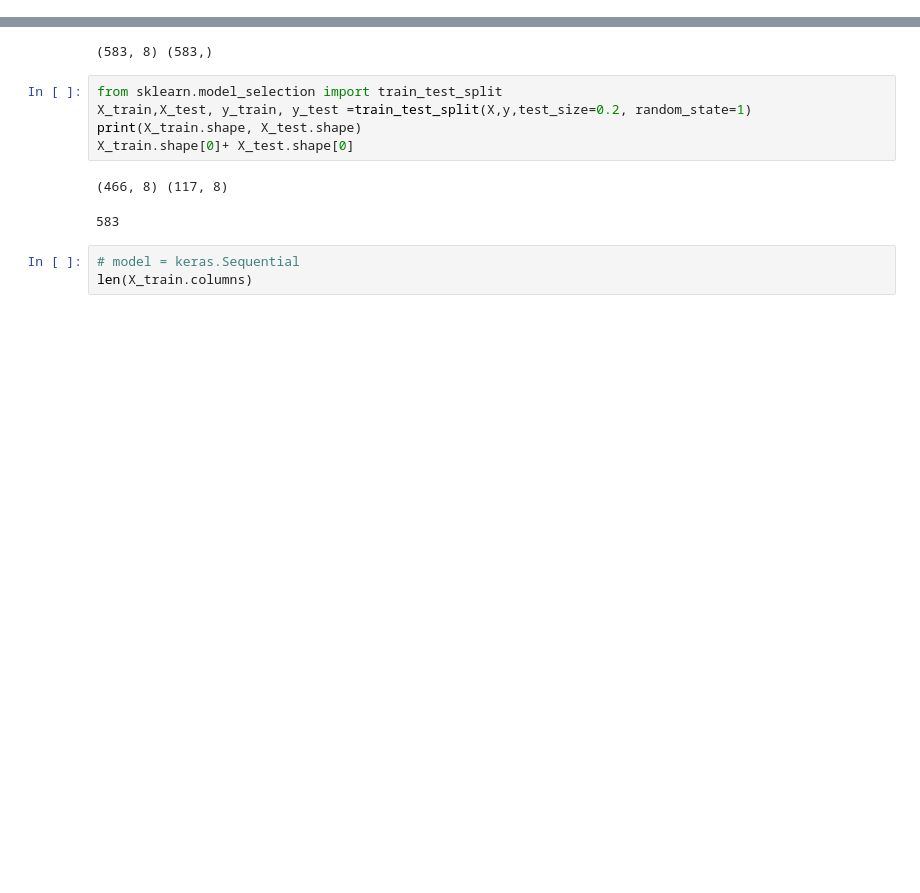
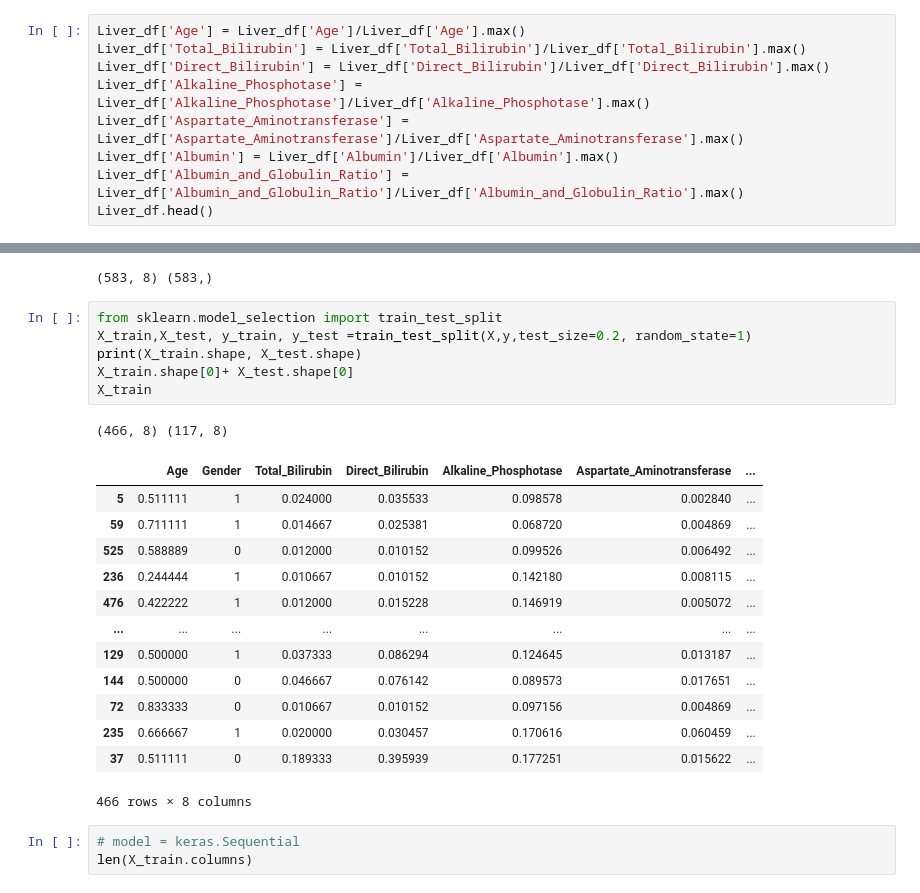
Before and after one commit to Babun001/Liver-Diseases-Prediction-using-Machine-Learning, a Jupyter notebook: ANN_Liver_disease.ipynb, the cells around one changed output, grey strips where cells are left out. Saved outputs shown, nothing was run; the diff lists cells and outputs as text; blank space fills up the shorter version.

```diff
--- a/ANN_Liver_disease.ipynb
+++ b/ANN_Liver_disease.ipynb
@@ -64,3 +64,12 @@ Albumin                       0
 Albumin_and_Globulin_Ratio    0
 Dataset                       0
 dtype: int64
+# %%
+Liver_df['Age'] = Liver_df['Age']/Liver_df['Age'].max()
+Liver_df['Total_Bilirubin'] = Liver_df['Total_Bilirubin']/Liver_df['Total_Bilirubin'].max()
+Liver_df['Direct_Bilirubin'] = Liver_df['Direct_Bilirubin']/Liver_df['Direct_Bilirubin'].max()
+Liver_df['Alkaline_Phosphotase'] = Liver_df['Alkaline_Phosphotase']/Liver_df['Alkaline_Phosphotase'].max()
+Liver_df['Aspartate_Aminotransferase'] = Liver_df['Aspartate_Aminotransferase']/Liver_df['Aspartate_Aminotransferase'].max()
+Liver_df['Albumin'] = Liver_df['Albumin']/Liver_df['Albumin'].max()
+Liver_df['Albumin_and_Globulin_Ratio'] = Liver_df['Albumin_and_Globulin_Ratio']/Liver_df['Albumin_and_Globulin_Ratio'].max()
+Liver_df.head()
@@ -74,11 +90,24 @@ print(X.shape, y.shape)
 # %%
 from sklearn.model_selection import train_test_split
 X_train,X_test, y_train, y_test =train_test_split(X,y,test_size=0.2, random_state=1)
 print(X_train.shape, X_test.shape)
 X_train.shape[0]+ X_test.shape[0]
+X_train
 # %% [output]
 (466, 8) (117, 8)
+|  | Age | Gender | Total_Bilirubin | Direct_Bilirubin | Alkaline_Phosphotase | Aspartate_Aminotransferase | ... |
+| 5 | 0.511111 | 1 | 0.024000 | 0.035533 | 0.098578 | 0.002840 | ... |
+| 59 | 0.711111 | 1 | 0.014667 | 0.025381 | 0.068720 | 0.004869 | ... |
+| 525 | 0.588889 | 0 | 0.012000 | 0.010152 | 0.099526 | 0.006492 | ... |
+| 236 | 0.244444 | 1 | 0.010667 | 0.010152 | 0.142180 | 0.008115 | ... |
+| 476 | 0.422222 | 1 | 0.012000 | 0.015228 | 0.146919 | 0.005072 | ... |
+| ... | ... | ... | ... | ... | ... | ... | ... |
+| 129 | 0.500000 | 1 | 0.037333 | 0.086294 | 0.124645 | 0.013187 | ... |
+| 144 | 0.500000 | 0 | 0.046667 | 0.076142 | 0.089573 | 0.017651 | ... |
+| 72 | 0.833333 | 0 | 0.010667 | 0.010152 | 0.097156 | 0.004869 | ... |
+| 235 | 0.666667 | 1 | 0.020000 | 0.030457 | 0.170616 | 0.060459 | ... |
+| 37 | 0.511111 | 0 | 0.189333 | 0.395939 | 0.177251 | 0.015622 | ... |
-583
+466 rows × 8 columns
 # %%
 # model = keras.Sequential
 len(X_train.columns)
```
Also changed, not shown: parts of 3 cells of this notebook.
